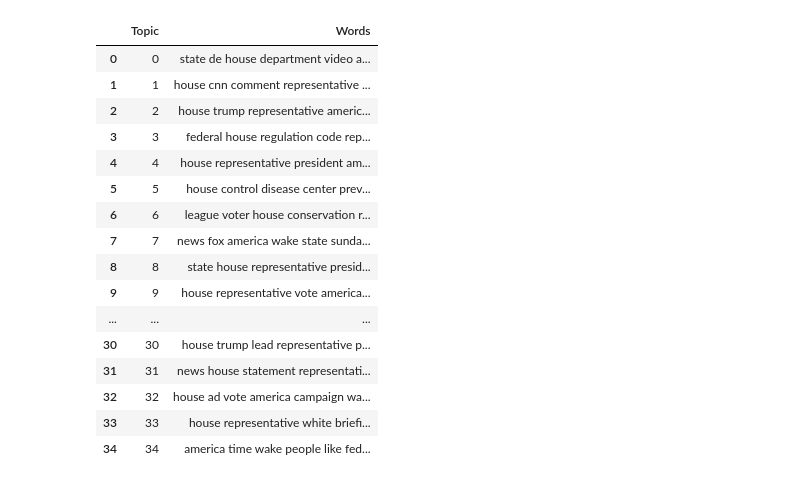
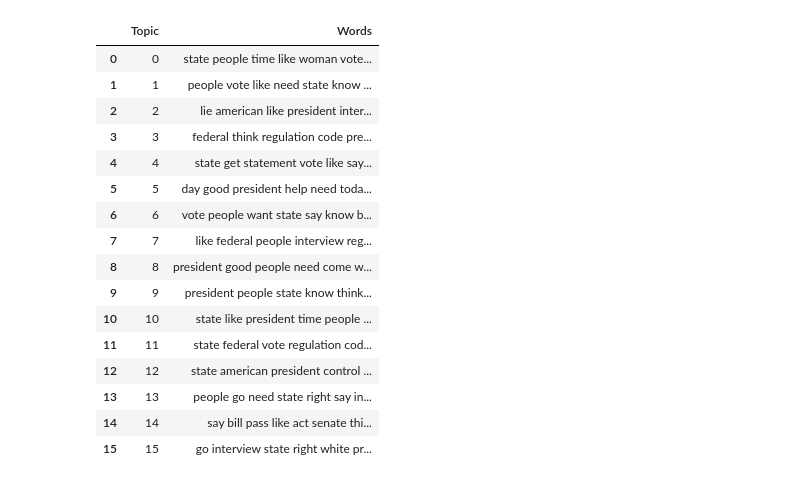
Before and after one commit to vtrikoupis/masters-thesis, a Jupyter notebook: preprocessing/politifact_combined_tweets.ipynb, the cells around one changed output. Drawn from its saved outputs; the diff is of its cells as text; code cells hidden in the pictures.

Commit message:
progress with politifact topic modelling

```diff
--- a/preprocessing/politifact_combined_tweets.ipynb
+++ b/preprocessing/politifact_combined_tweets.ipynb
@@ -38,0 +138,15 @@ combined = pd.read_csv('fake.csv').append(pd.read_csv('real.csv'))
+# %%
+i=0
+counter=10
+if i < counter:
+    fake.reset_index(drop=True, inplace=True)
+    for index, item in notebook.tqdm(fake.iterrows()):
+        if index < len(fake)-1:
+            if similar(fake.loc[index,'text'], fake.loc[index+1,'text']) > 0.90:
+                fake.drop(index, inplace = True)
+    real.reset_index(drop=True, inplace=True)
+    for index, item in notebook.tqdm(real.iterrows()):
+        if index < len(real)-1:
+            if similar(real.loc[index,'text'], real.loc[index+1,'text']) > 0.90:
+                real.drop(index, inplace = True)
+    i+=1
@@ -41,3 +203,3 @@ text_list = combined.text.unique()
 text_list = text_list.tolist()
 # %%
-text_list += second_dataset_list
+text_list = string_array
@@ -53,8 +211,9 @@ processed_texts = [text for text in notebook.tqdm(nlp.pipe(text_list,
 # %%
 tokenized_texts = [[word.lemma_ for word in lemma_ if not word.is_punct if not word.is_stop] for lemma_ in notebook.tqdm(processed_texts)]
 # %%
-# rmv = ['nt', 's', 'say' ,'rt', 'm', 'barackobama', 'fox', 'trump', 'see', 'donald', 've', 'year', 'foxnew', 'de', 'cnn', 'amp', 'news', 'obama', 'realdonaldtrump', 'go', 'new']
-rmv = ['nt', 's', ' ', 'm', 've', 'gt']
+# rmv = ['nt', 's' ,'rt', 'm', 'barackobama', 'fox', 'see', 'donald', 've', 'year', 'foxnew', 'de', 'cnn', 'amp', 'news', 'obama', 'realdonaldtrump', 'go', 'new']
+# rmv = ['nt', 's', ' ', 'm', 've', 'gt']
+rmv = ['house', 'america', 'representative', 'wakeupamerica', 'wake', 'fox', 'foxnew', 'foxnews', 'amp', 'de', 'cnn', 'm', 've', 'nt', 's', ' ']
 tokenized_texts = [[i for i in nested if i not in rmv ] for nested in tokenized_texts]
 # %%
 def make_n_grams(docs):
@@ -179,25 +336,25 @@ def topic_modelling_results(tokenized_text, n_topics, n_iterations):
         results.append(result)
     results_DF = pd.DataFrame(results)
     pd.set_option('display.max_colwidth', None)
-    return results_DF, lda, dictionary
+    return results_DF, lda, dictionary, corpus
 # %%
-topics, lda_combined, dictionary = topic_modelling_results(tokenized_texts, 35, n_iterations = 1000)
+topics, lda_combined, dictionary, corpus = topic_modelling_results(tokenized_texts, 16, n_iterations = 1000)
 topics
 # %% [output]
 |  | Topic | Words |
-| 0 | 0 | state de house department video a... |
-| 1 | 1 | house cnn comment representative ... |
-| 2 | 2 | house trump representative americ... |
-| 3 | 3 | federal house regulation code rep... |
-| 4 | 4 | house representative president am... |
-| 5 | 5 | house control disease center prev... |
-| 6 | 6 | league voter house conservation r... |
-| 7 | 7 | news fox america wake state sunda... |
-| 8 | 8 | state house representative presid... |
-| 9 | 9 | house representative vote america... |
-| ... | ... | ... |
-| 30 | 30 | house trump lead representative p... |
-| 31 | 31 | news house statement representati... |
-| 32 | 32 | house ad vote america campaign wa... |
-| 33 | 33 | house representative white briefi... |
-| 34 | 34 | america time wake people like fed... |
+| 0 | 0 | state people time like woman vote... |
+| 1 | 1 | people vote like need state know ... |
+| 2 | 2 | lie american like president inter... |
+| 3 | 3 | federal think regulation code pre... |
+| 4 | 4 | state get statement vote like say... |
+| 5 | 5 | day good president help need toda... |
+| 6 | 6 | vote people want state say know b... |
+| 7 | 7 | like federal people interview reg... |
+| 8 | 8 | president good people need come w... |
+| 9 | 9 | president people state know think... |
+| 10 | 10 | state like president time people ... |
+| 11 | 11 | state federal vote regulation cod... |
+| 12 | 12 | state american president control ... |
+| 13 | 13 | people go need state right say in... |
+| 14 | 14 | say bill pass like act senate thi... |
+| 15 | 15 | go interview state right white pr... |
```
Also changed, not shown: parts of 33 cells of this notebook, 8 other files.
